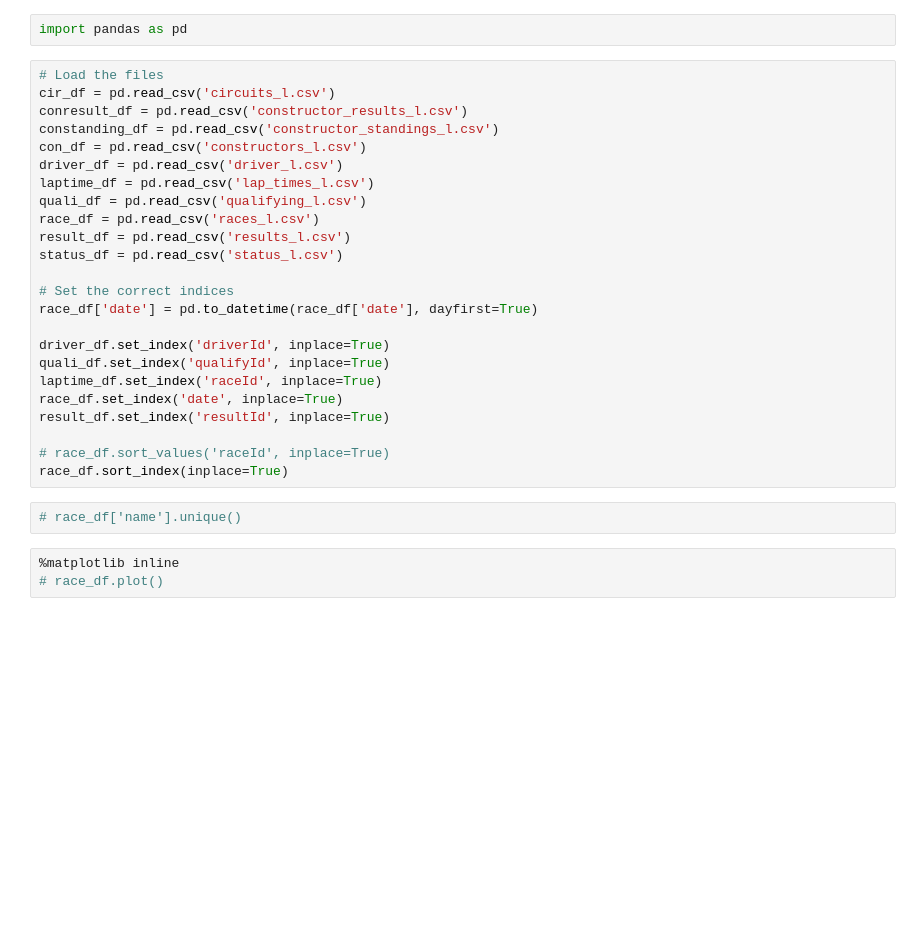
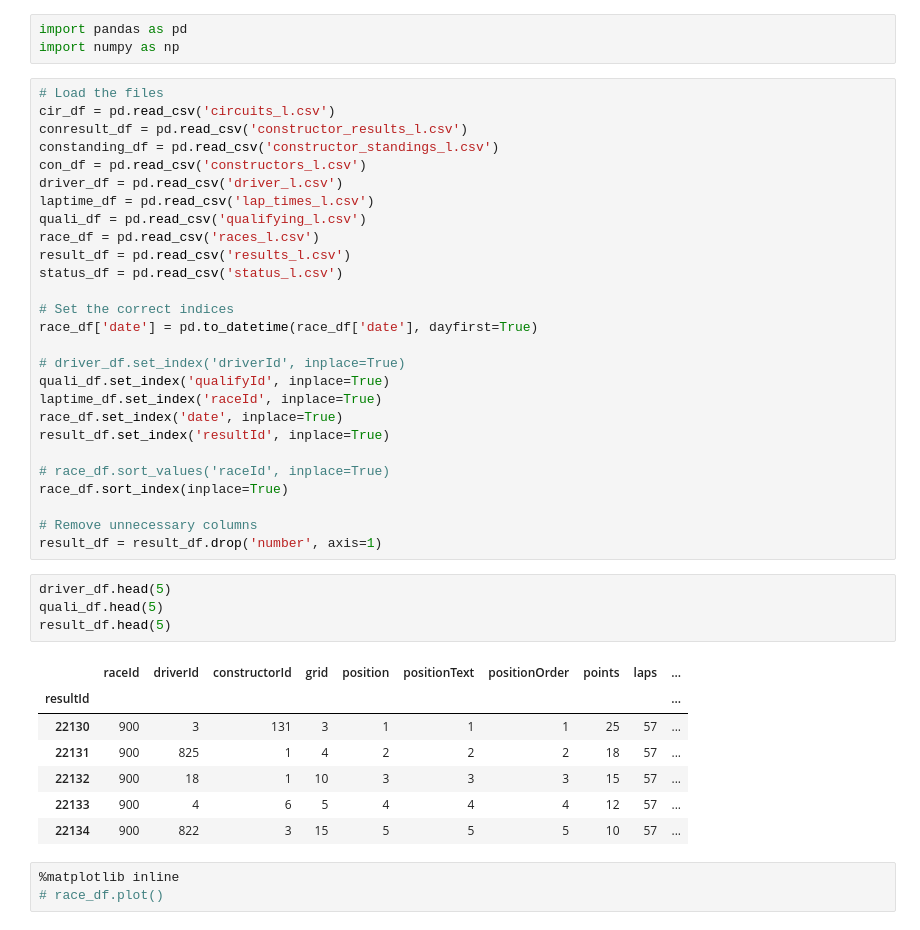
Before and after one commit to kevinofsydney/f1, a Jupyter notebook: f1_analysis.ipynb, the cells around one changed output. Saved outputs shown, nothing was run; the diff lists cells and outputs as text; blank space fills up the shorter version.

```diff
--- a/f1_analysis.ipynb
+++ b/f1_analysis.ipynb
@@ -1,5 +12,6 @@
 # %%
 import pandas as pd
+import numpy as np
 # %%
 # Load the files
 cir_df = pd.read_csv('circuits_l.csv')
@@ -16,7 +28,7 @@ status_df = pd.read_csv('status_l.csv')
 # Set the correct indices
 race_df['date'] = pd.to_datetime(race_df['date'], dayfirst=True)
 
-driver_df.set_index('driverId', inplace=True)
+# driver_df.set_index('driverId', inplace=True)
 quali_df.set_index('qualifyId', inplace=True)
 laptime_df.set_index('raceId', inplace=True)
 race_df.set_index('date', inplace=True)
@@ -24,8 +36,21 @@ result_df.set_index('resultId', inplace=True)
 
 # race_df.sort_values('raceId', inplace=True)
 race_df.sort_index(inplace=True)
+
+# Remove unnecessary columns
+result_df = result_df.drop('number', axis=1)
-# %%
-# race_df['name'].unique()
+# %%
+driver_df.head(5)
+quali_df.head(5)
+result_df.head(5)
+# %% [output]
+|  | raceId | driverId | constructorId | grid | position | positionText | positionOrder | points | laps | ... |
+| resultId |  |  |  |  |  |  |  |  |  | ... |
+| 22130 | 900 | 3 | 131 | 3 | 1 | 1 | 1 | 25 | 57 | ... |
+| 22131 | 900 | 825 | 1 | 4 | 2 | 2 | 2 | 18 | 57 | ... |
+| 22132 | 900 | 18 | 1 | 10 | 3 | 3 | 3 | 15 | 57 | ... |
+| 22133 | 900 | 4 | 6 | 5 | 4 | 4 | 4 | 12 | 57 | ... |
+| 22134 | 900 | 822 | 3 | 15 | 5 | 5 | 5 | 10 | 57 | ... |
 # %%
 %matplotlib inline
 # race_df.plot()
```
Also changed, not shown: parts of 7 cells of this notebook.
